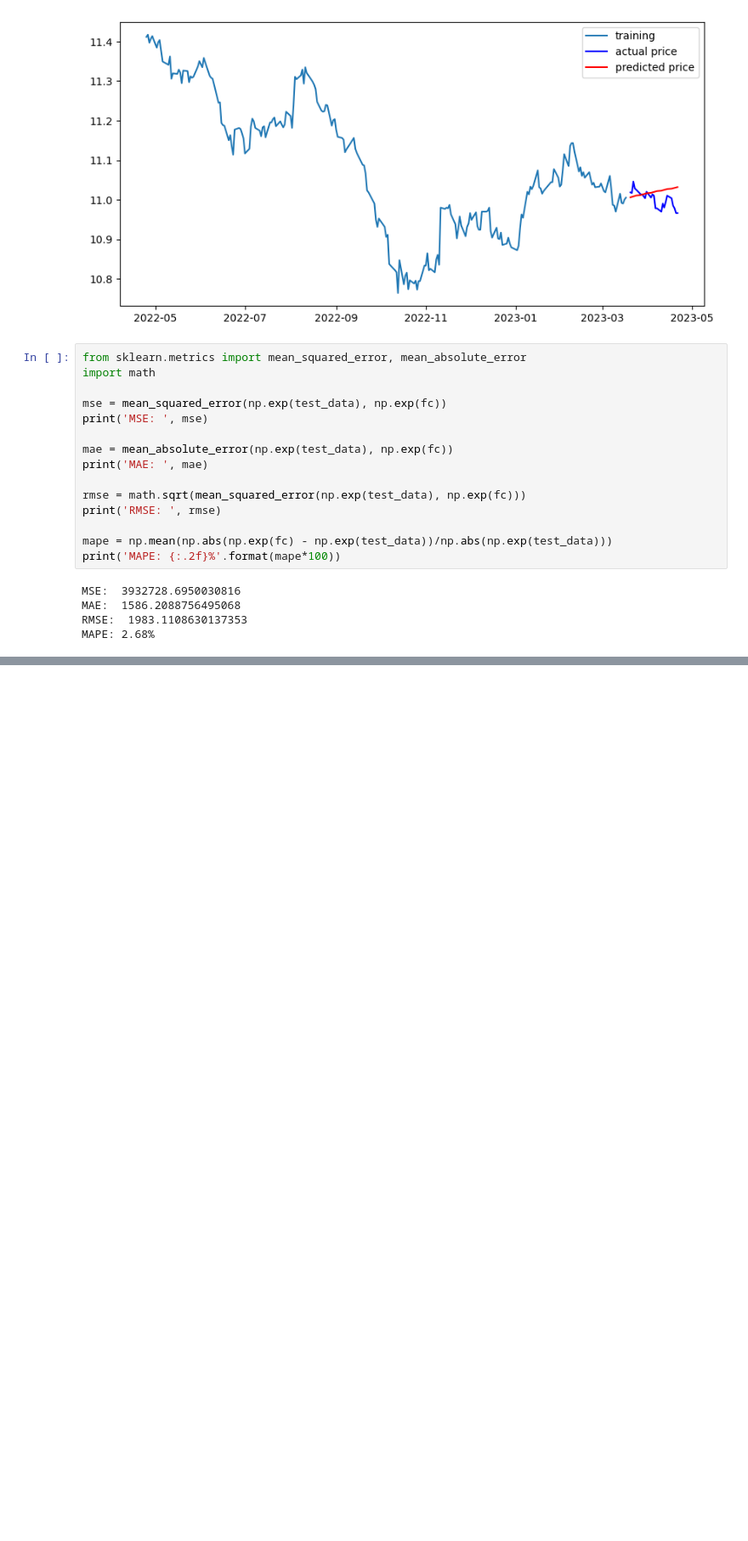
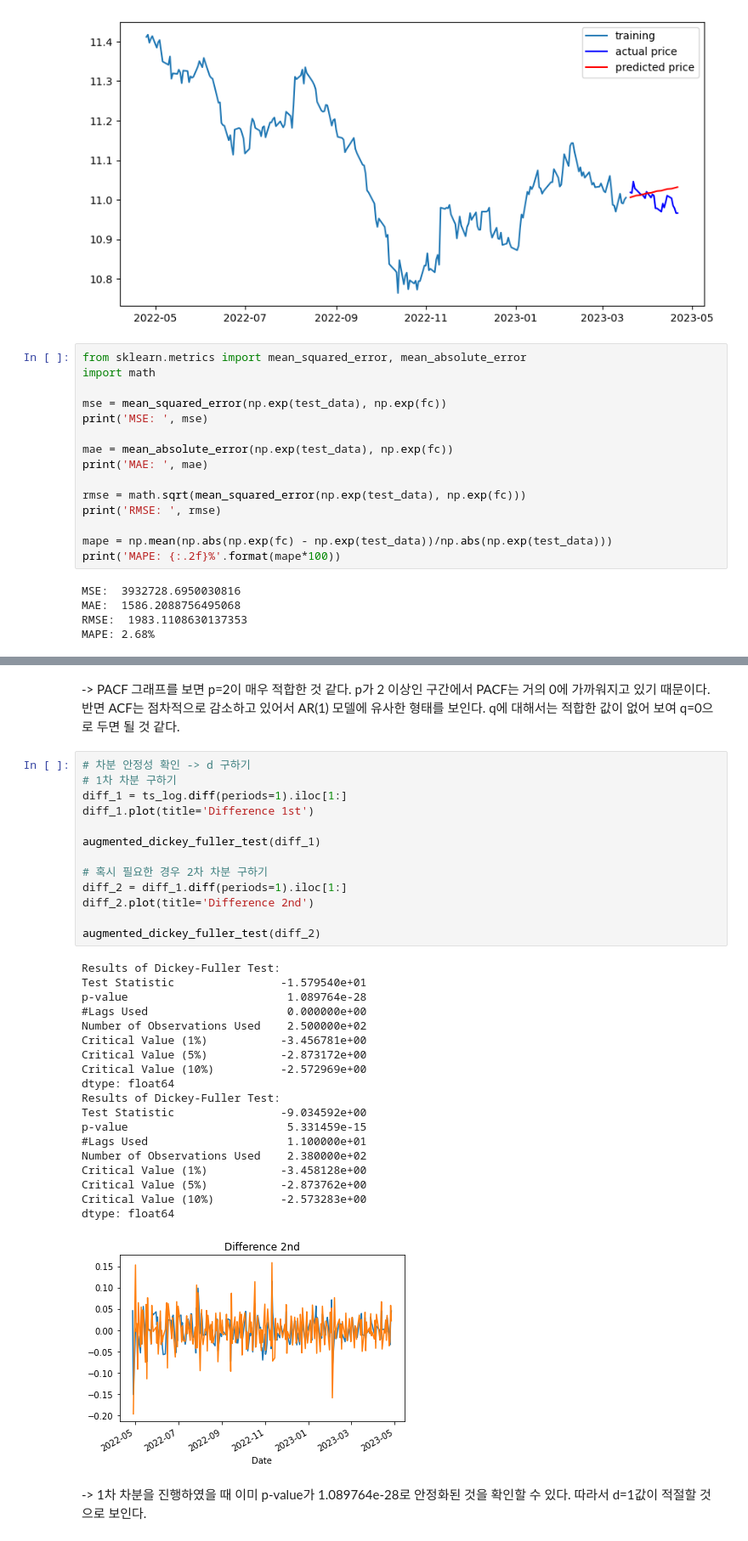
Before and after one commit to jangddu/first-repository, a Jupyter notebook: Project_Assignment/8th_Predict_Stock.ipynb, the cells around one changed output, grey strips where cells are left out. Shown at 85% size. Cells and saved outputs as stored; diff of their text form; blank space fills up the shorter version.

```diff
--- a/Project_Assignment/8th_Predict_Stock.ipynb
+++ b/Project_Assignment/8th_Predict_Stock.ipynb
@@ -502,0 +656,38 @@ MAPE: 2.68%
+# %% [markdown]
+-> PACF 그래프를 보면 p=2이 매우 적합한 것 같다. p가 2 이상인 구간에서 PACF는 거의 0에 가까워지고 있기 때문이다.
+반면 ACF는 점차적으로 감소하고 있어서 AR(1) 모델에 유사한 형태를 보인다. q에 대해서는 적합한 값이 없어 보여 q=0으로 두면 될 것 같다.
+# %%
+# 차분 안정성 확인 -> d 구하기
+# 1차 차분 구하기
+diff_1 = ts_log.diff(periods=1).iloc[1:]
+diff_1.plot(title='Difference 1st')
+
+augmented_dickey_fuller_test(diff_1)
+
+# 혹시 필요한 경우 2차 차분 구하기
+diff_2 = diff_1.diff(periods=1).iloc[1:]
+diff_2.plot(title='Difference 2nd')
+
+augmented_dickey_fuller_test(diff_2)
+# %% [output]
+Results of Dickey-Fuller Test:
+Test Statistic                -1.579540e+01
+p-value                        1.089764e-28
+#Lags Used                     0.000000e+00
+Number of Observations Used    2.500000e+02
+Critical Value (1%)           -3.456781e+00
+Critical Value (5%)           -2.873172e+00
+Critical Value (10%)          -2.572969e+00
+dtype: float64
+Results of Dickey-Fuller Test:
+Test Statistic                -9.034592e+00
+p-value                        5.331459e-15
+#Lags Used                     1.100000e+01
+Number of Observations Used    2.380000e+02
+Critical Value (1%)           -3.458128e+00
+Critical Value (5%)           -2.873762e+00
+Critical Value (10%)          -2.573283e+00
+dtype: float64
+[figure, added]
+# %% [markdown]
+-> 1차 차분을 진행하였을 때 이미 p-value가  1.089764e-28로 안정화된 것을 확인할 수 있다. 따라서 d=1값이 적절할 것으로 보인다.
```
Also changed, not shown: parts of 39 cells of this notebook.
